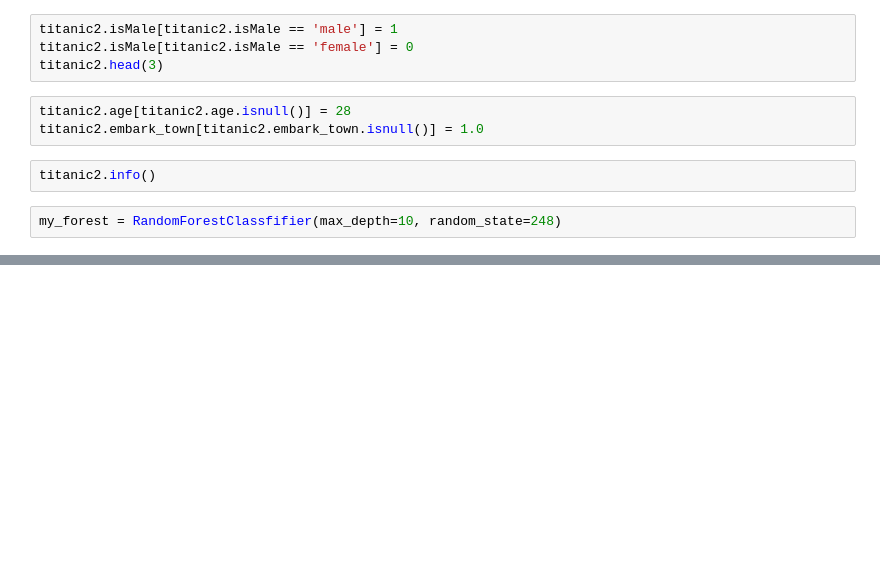
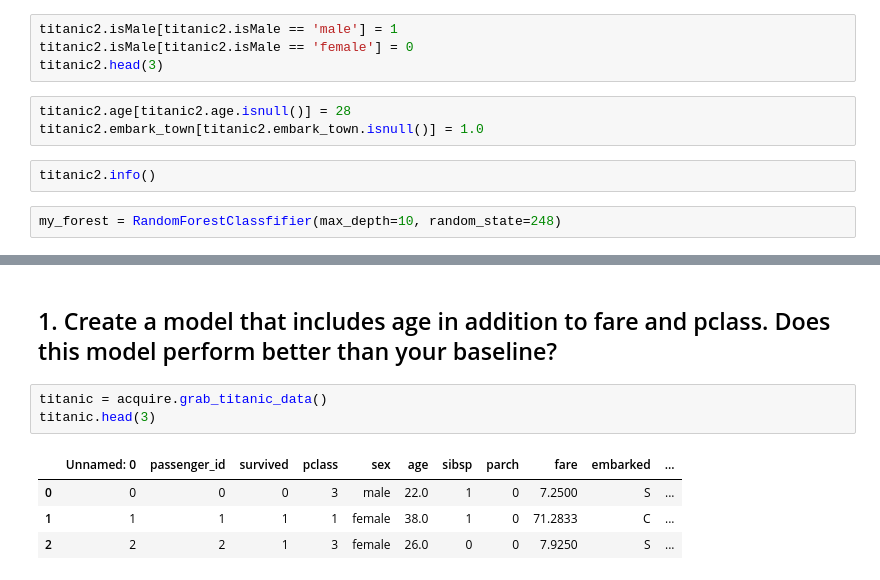
Before and after one commit to etclark3/classification-exercises, a Jupyter notebook: model.ipynb, the cells around one changed output, grey strips where cells are left out. Drawn from its saved outputs; the diff is of its cells as text; blank space fills up the shorter version.

```diff
--- a/model.ipynb
+++ b/model.ipynb
@@ -493,0 +763,10 @@ my_forest = RandomForestClassfifier(max_depth=10, random_state=248)
+# %% [markdown]
+## 1. Create a model that includes age in addition to fare and pclass. Does this model perform better than your baseline?
+# %%
+titanic = acquire.grab_titanic_data()
+titanic.head(3)
+# %% [output]
+|  | Unnamed: 0 | passenger_id | survived | pclass | sex | age | sibsp | parch | fare | embarked | ... |
+| 0 | 0 | 0 | 0 | 3 | male | 22.0 | 1 | 0 | 7.2500 | S | ... |
+| 1 | 1 | 1 | 1 | 1 | female | 38.0 | 1 | 0 | 71.2833 | C | ... |
+| 2 | 2 | 2 | 1 | 3 | female | 26.0 | 0 | 0 | 7.9250 | S | ... |
```
Also changed, not shown: parts of 129 cells of this notebook.
